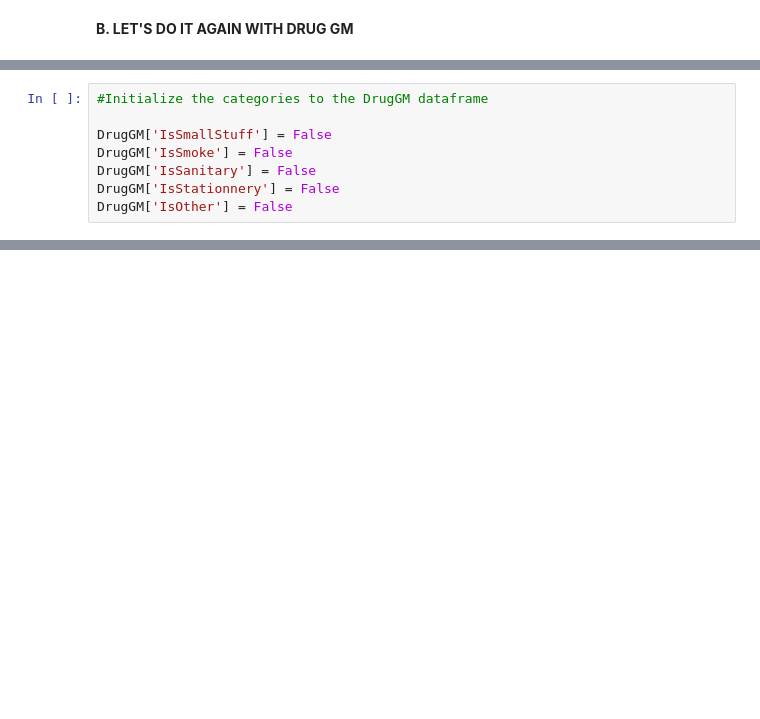
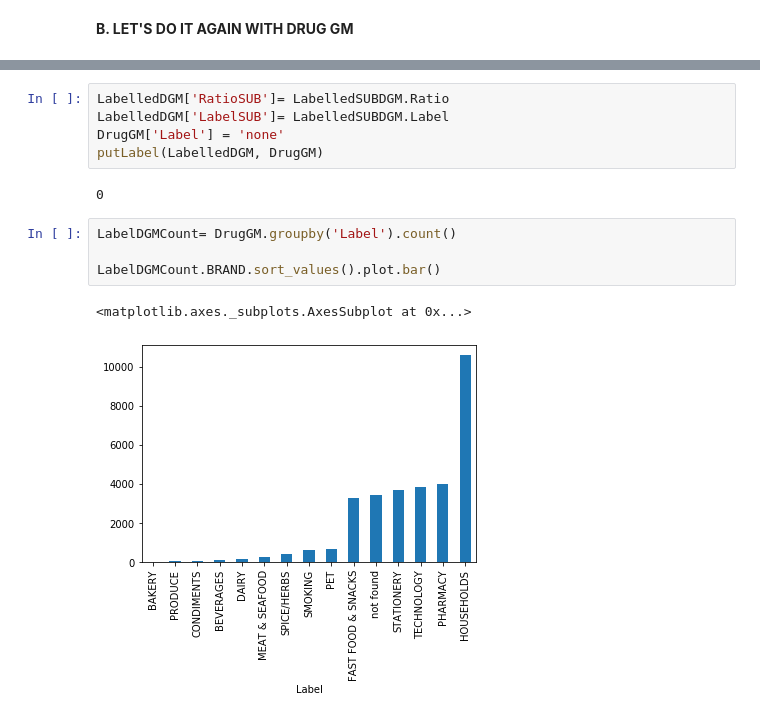
Before and after one commit to marvande/epfl-ada-2019-data-analysis, a Jupyter notebook: code/Products.ipynb, the cells around one changed output, grey strips where cells are left out. Saved outputs shown, nothing was run; the diff lists cells and outputs as text; blank space fills up the shorter version.

```diff
--- a/code/Products.ipynb
+++ b/code/Products.ipynb
@@ -451,8 +285,0 @@ SanitaryW3 = ['FACIAL', 'MOPS', 'ALLERGY','EAR','FLU','CARE']
-# %%
-#Initialize the categories to the DrugGM dataframe
-
-DrugGM['IsSmallStuff'] = False
-DrugGM['IsSmoke'] = False
-DrugGM['IsSanitary'] = False
-DrugGM['IsStationnery'] = False
-DrugGM['IsOther'] = False
@@ -523,0 +326,14 @@ DrugGM.groupby(DrugGM.IsSmallStuff).count()
+# %%
+LabelledDGM['RatioSUB']= LabelledSUBDGM.Ratio
+LabelledDGM['LabelSUB']= LabelledSUBDGM.Label
+DrugGM['Label'] = 'none'
+putLabel(LabelledDGM, DrugGM)
+# %% [output]
+0
+# %%
+LabelDGMCount= DrugGM.groupby('Label').count()
+
+LabelDGMCount.BRAND.sort_values().plot.bar()
+# %% [output]
+<matplotlib.axes._subplots.AxesSubplot at 0x...>
+[figure, added]
```
Also changed, not shown: parts of 53 cells of this notebook.
